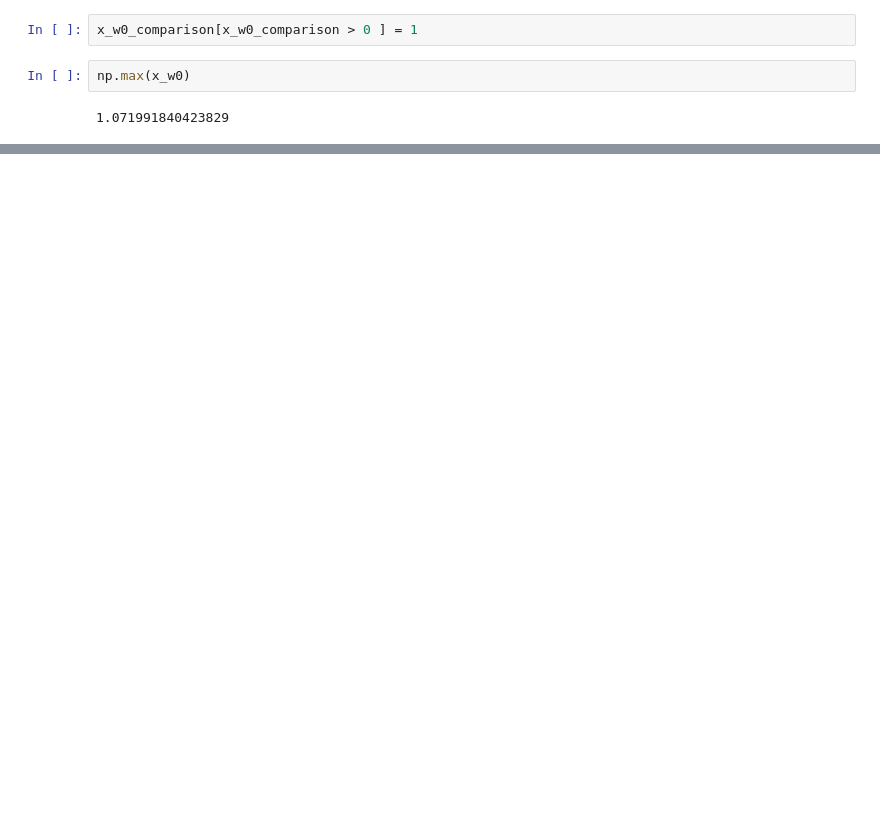
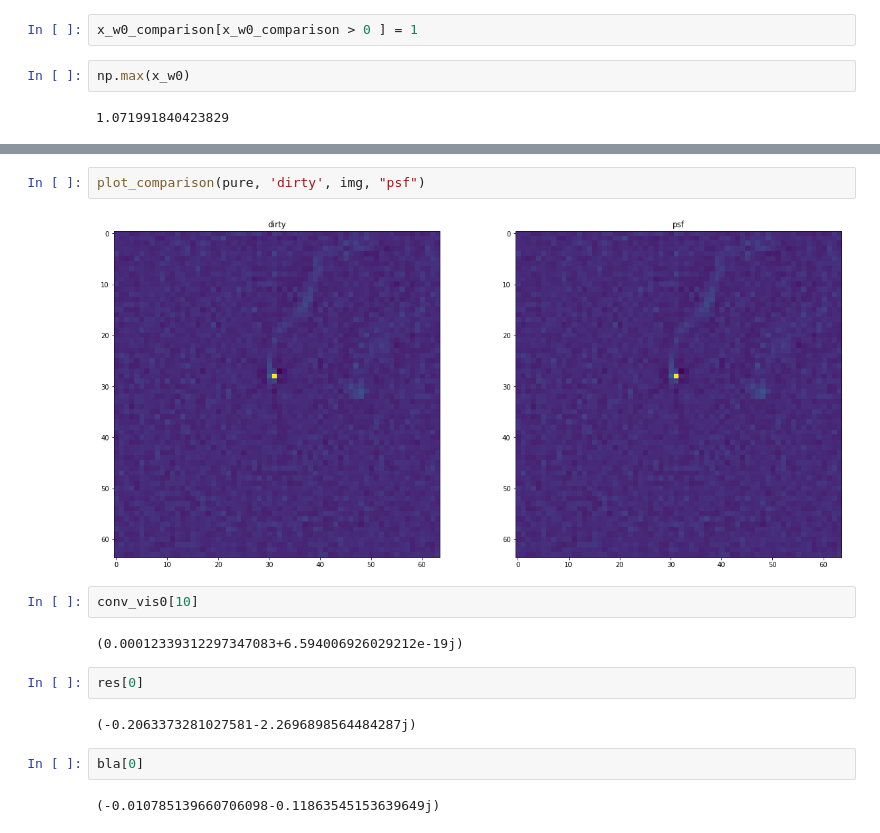
Before and after one commit to lord-blueberry/p8-pipeline, a Jupyter notebook: sandbox/ipython_workspace/CD_Try.ipynb, the cells around one changed output, grey strips where cells are left out. Drawn from its saved outputs; the diff is of its cells as text; blank space fills up the shorter version.

```diff
--- a/sandbox/ipython_workspace/CD_Try.ipynb
+++ b/sandbox/ipython_workspace/CD_Try.ipynb
@@ -557,0 +557,16 @@ plot_comparison(pure, 'dirty', original, "psf")
+# %%
+plot_comparison(pure, 'dirty', img, "psf")
+# %% [output]
+[figure, added]
+# %%
+conv_vis0[10]
+# %% [output]
+(0.00012339312297347083+6.594006926029212e-19j)
+# %%
+res[0]
+# %% [output]
+(-0.2063373281027581-2.2696898564484287j)
+# %%
+bla[0]
+# %% [output]
+(-0.010785139660706098-0.11863545153639649j)
```
Also changed, not shown: parts of 11 cells of this notebook, 3 other files.
